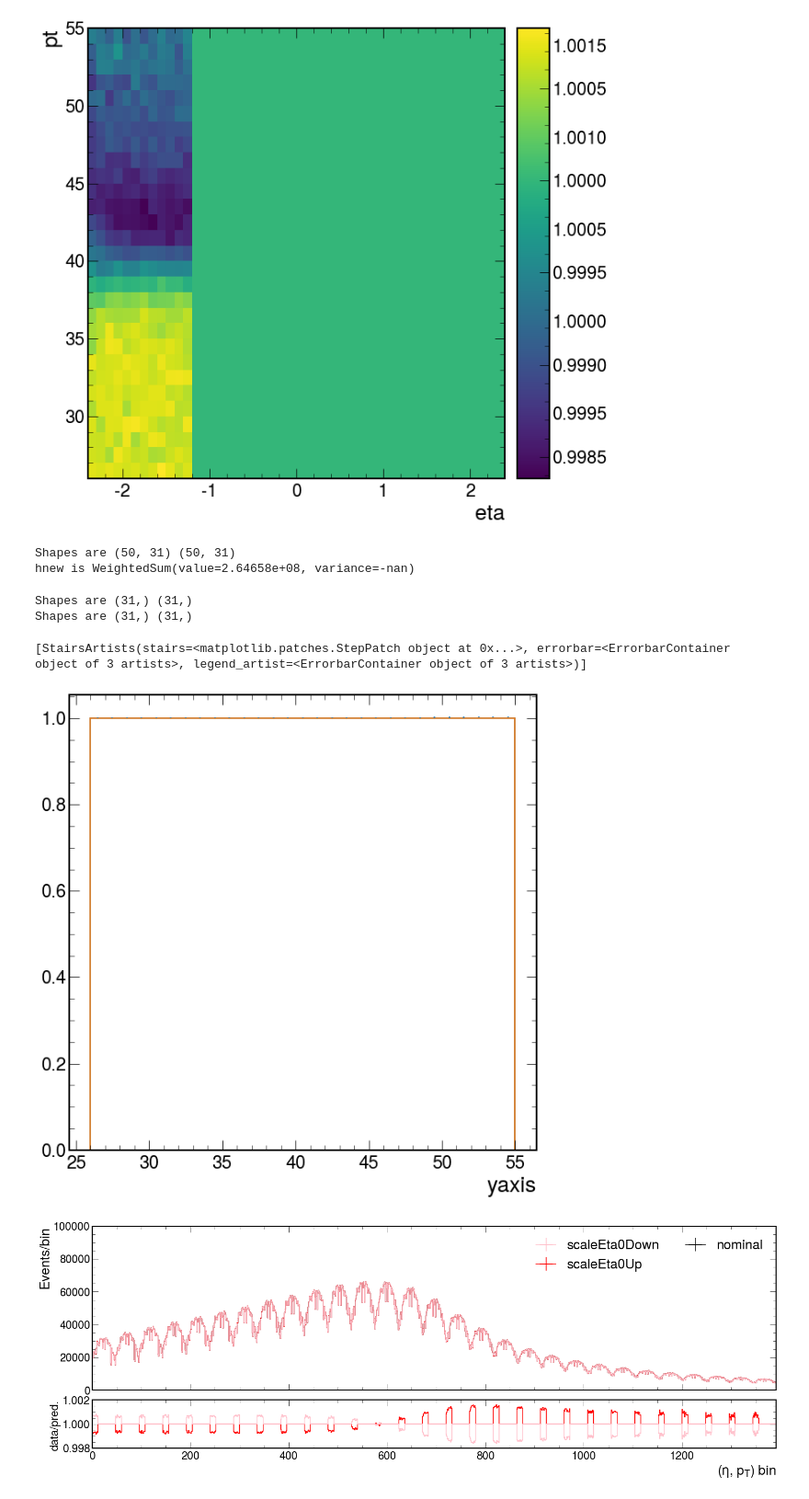
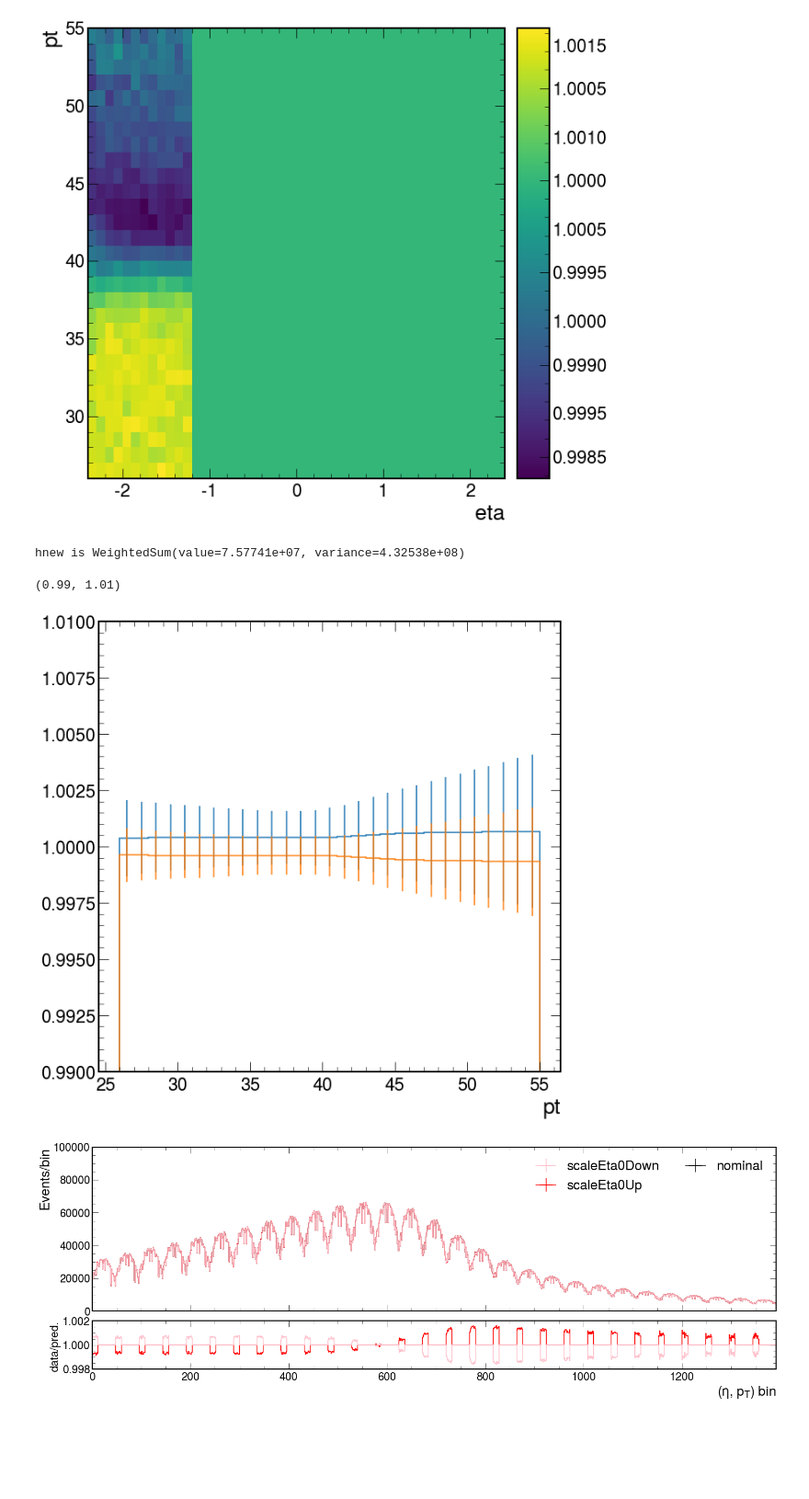
Before and after one commit to bendavid/WRemnants, a Jupyter notebook: notebooks/systsScratch.ipynb, the cells around one changed output. Shown at 92% size. Saved outputs shown, nothing was run; the diff lists cells and outputs as text; code cells hidden in the pictures; blank space fills up the shorter version.

```diff
--- a/notebooks/systsScratch.ipynb
+++ b/notebooks/systsScratch.ipynb
@@ -34,7 +55,7 @@ combine = datagroups2016("../temp/WMassCombineInput.root")
 procs = combine.datagroupsForHist("x_Wmunu_plus", label="nominal")
 procs = combine.datagroupsForHist("x_Wmunu_CMS_scale_m_ieta0Up_plus", label="scaleEta0Up")
 procs = combine.datagroupsForHist("x_Wmunu_CMS_scale_m_ieta0Down_plus", label="scaleEta0Down")
-procs = combine.datagroupsForHist("x_Wmunu_pdf4NNPDF31Up_plus", label="pdf1Up")
+procs = combine.datagroupsForHist("x_Wmunu_pdf1NNPDF31Up_plus", label="pdf1Up")
 procs = combine.datagroupsForHist("x_Wmunu_pdf1NNPDF31Down_plus", label="pdf1Down")
 # %%
 hh.divideHists(procs["Wmunu"]["scaleEta0Up"], procs["Wmunu"]["nominal"]).plot()
@@ -44,20 +65,16 @@ hh.divideHists(procs["Wmunu"]["scaleEta0Down"], procs["Wmunu"]["nominal"]).plot(
 ColormeshArtists(pcolormesh=<matplotlib.collections.QuadMesh object at 0x...>, cbar=<matplotlib.colorbar.Colorbar object at 0x...>, text=[])
 [figure]
 # %%
-hnom = procs["Wmunu"]["nominal"][{"zaxis" : 1}]
-hmirror = hh.mirrorHist(hnom, procs["Wmunu"]["pdf2Up"][{"zaxis" : 1}])
+hmirror = hh.mirrorHist(hnom, procs["Wmunu"]["pdf1Up"])
 # %% [output]
-Shapes are (50, 31) (50, 31)
-hnew is WeightedSum(value=2.64658e+08, variance=-nan)
+hnew is WeightedSum(value=7.57741e+07, variance=4.32538e+08)
 # %%
-hh.divideHists(procs["Wmunu"]["pdf2Up"].project("yaxis"),procs["Wmunu"]["nominal"].project("yaxis")).plot()
-hh.divideHists(procs["Wmunu"]["pdf2Down"].project("yaxis"),procs["Wmunu"]["nominal"].project("yaxis")).plot()
-#plt.ylim([0.95, 1.05])
+hh.divideHists(procs["Wmunu"]["pdf1Up"].project("pt"),procs["Wmunu"]["nominal"].project("pt")).plot()
+hh.divideHists(procs["Wmunu"]["pdf1Down"].project("pt"),procs["Wmunu"]["nominal"].project("pt")).plot()
+plt.ylim([0.99, 1.01])
 # %% [output]
-Shapes are (31,) (31,)
-Shapes are (31,) (31,)
+(0.99, 1.01)
-[StairsArtists(stairs=<matplotlib.patches.StepPatch object at 0x...>, errorbar=<ErrorbarContainer object of 3 artists>, legend_artist=<ErrorbarContainer object of 3 artists>)]
-[figure, old version]
+[figure, new version]
 # %%
 hists = [sel.unrolledHist(h) for h in [procs["Wmunu"]["nominal"], procs["Wmunu"]["scaleEta0Up"], procs["Wmunu"]["scaleEta0Down"]]]
 #hists = [h.project("pt") for h in [procs["Wmunu"]["nominal"], procs["Wmunu"]["pdf1Up"], procs["Wmunu"]["pdf1Down"]]]
```
Also changed, not shown: parts of 17 cells of this notebook.
